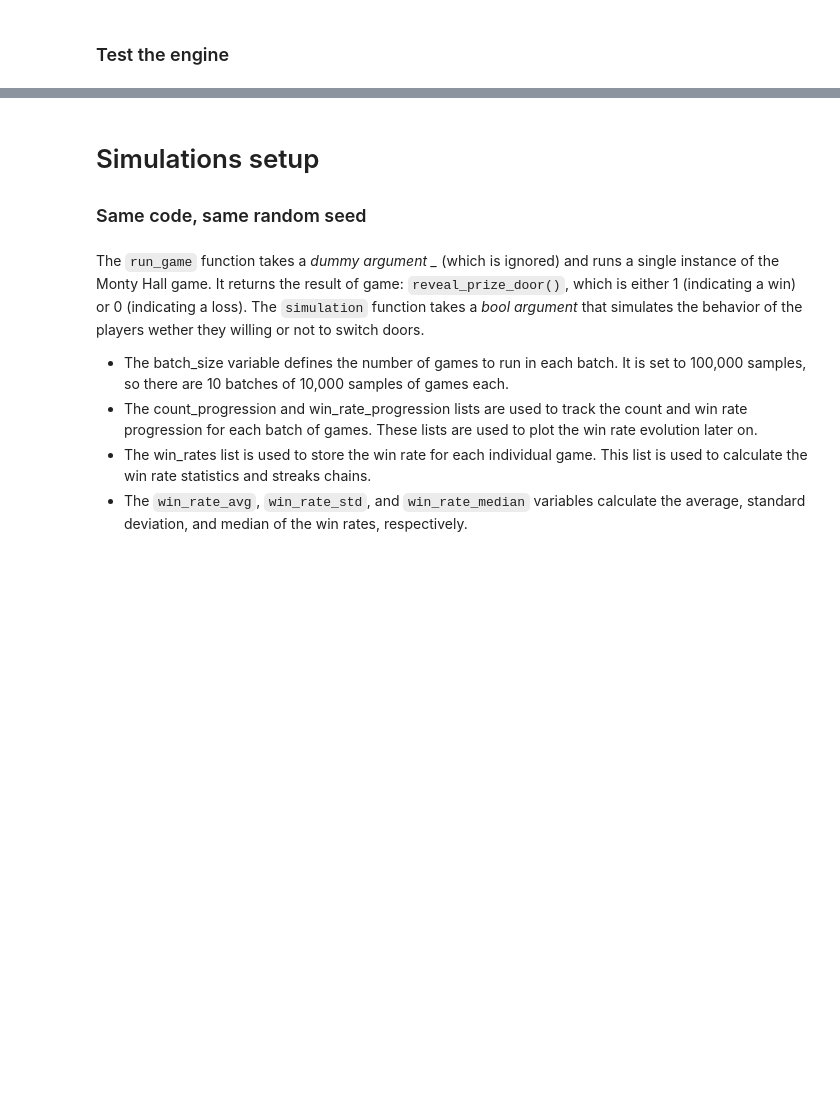
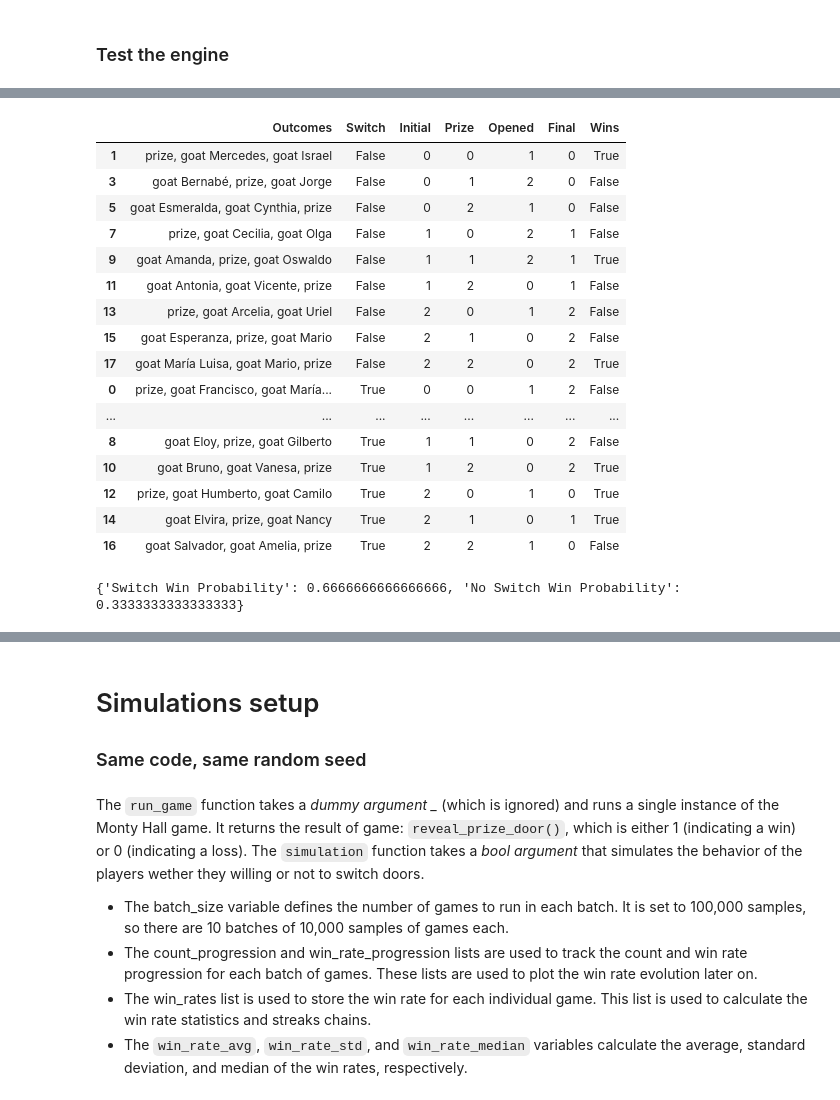
Before and after one commit to Korck-lab/Notebooks, a Jupyter notebook: monty_hall.ipynb, the cells around one changed output, grey strips where cells are left out. Drawn from its saved outputs; the diff is of its cells as text; code cells hidden in the pictures; blank space fills up the shorter version.

```diff
--- a/monty_hall.ipynb
+++ b/monty_hall.ipynb
@@ -203,3 +300,61 @@ class MontyHallGame:
+# %%
+import pandas as pd
+
+def display_truth_table(truth_table: List[Dict[str, int]]) -> None:
+    df = pd.DataFrame(truth_table)
+    # Sort the DataFrame by the specified columns
+    df = df.sort_values(by=['Switch', 'Initial', 'Prize', 'Opened', 'Final'])
+    display(df)
+
+def calculate_win_probabilities(truth_table: List[Dict[str, int]]) -> Dict[str, float]:
+    total_switch_wins = 0
+    total_switch_games = 0
+    total_no_switch_wins = 0
+    total_no_switch_games = 0
+
+    for row in truth_table:
+        if row['Switch']:
+            total_switch_games += 1
+            if row['Wins']:
+                total_switch_wins += 1
+        else:
+            total_no_switch_games += 1
+            if row['Wins']:
+                total_no_switch_wins += 1
+
+    switch_win_probability = total_switch_wins / total_switch_games
+    no_switch_win_probability = total_no_switch_wins / total_no_switch_games
+
+    return {'Switch Win Probability': switch_win_probability, 'No Switch Win Probability': no_switch_win_probability}
+# %%
+game = MontyHallGame(rules, 3)
+truth_table = game.generate_truth_table()
+
+# Display the truth table as a DataFrame
+display_truth_table(truth_table)
+
+# Calculate and display the win probabilities
+win_probabilities = calculate_win_probabilities(truth_table)
+print(f'\n{win_probabilities}')
+# %% [output]
+|  | Outcomes | Switch | Initial | Prize | Opened | Final | Wins |
+| 1 | prize, goat Mercedes, goat Israel | False | 0 | 0 | 1 | 0 | True |
+| 3 | goat Bernabé, prize, goat Jorge | False | 0 | 1 | 2 | 0 | False |
+| 5 | goat Esmeralda, goat Cynthia, prize | False | 0 | 2 | 1 | 0 | False |
+| 7 | prize, goat Cecilia, goat Olga | False | 1 | 0 | 2 | 1 | False |
+| 9 | goat Amanda, prize, goat Oswaldo | False | 1 | 1 | 2 | 1 | True |
+| 11 | goat Antonia, goat Vicente, prize | False | 1 | 2 | 0 | 1 | False |
+| 13 | prize, goat Arcelia, goat Uriel | False | 2 | 0 | 1 | 2 | False |
+| 15 | goat Esperanza, prize, goat Mario | False | 2 | 1 | 0 | 2 | False |
+| 17 | goat María Luisa, goat Mario, prize | False | 2 | 2 | 0 | 2 | True |
+| 0 | prize, goat Francisco, goat María... | True | 0 | 0 | 1 | 2 | False |
+| ... | ... | ... | ... | ... | ... | ... | ... |
+| 8 | goat Eloy, prize, goat Gilberto | True | 1 | 1 | 0 | 2 | False |
+| 10 | goat Bruno, goat Vanesa, prize | True | 1 | 2 | 0 | 2 | True |
+| 12 | prize, goat Humberto, goat Camilo | True | 2 | 0 | 1 | 0 | True |
+| 14 | goat Elvira, prize, goat Nancy | True | 2 | 1 | 0 | 1 | True |
+| 16 | goat Salvador, goat Amelia, prize | True | 2 | 2 | 1 | 0 | False |
+{'Switch Win Probability': 0.6666666666666666, 'No Switch Win Probability': 0.3333333333333333}
 # %%
 game = MontyHallGame(rules, 3)
 MontyHallGame.verbose_mode = True
```
Also changed, not shown: parts of 12 cells of this notebook.
